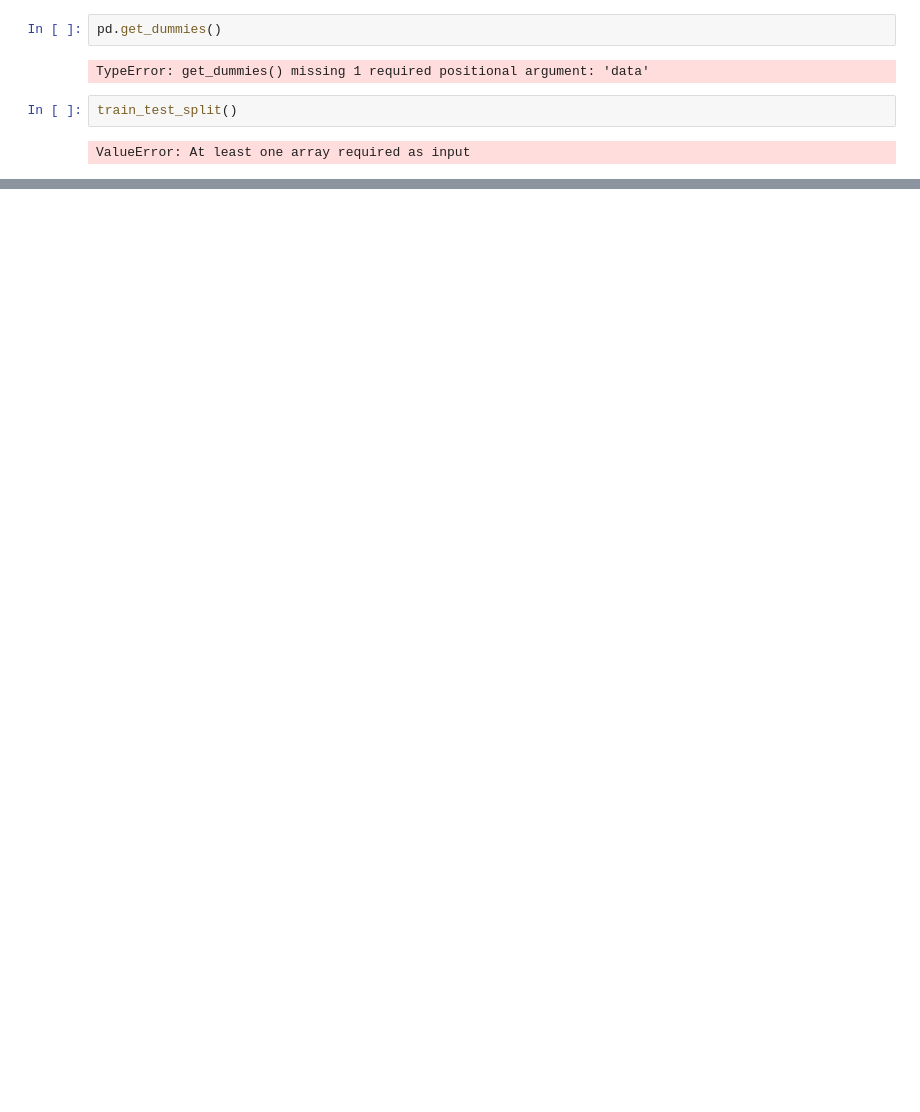
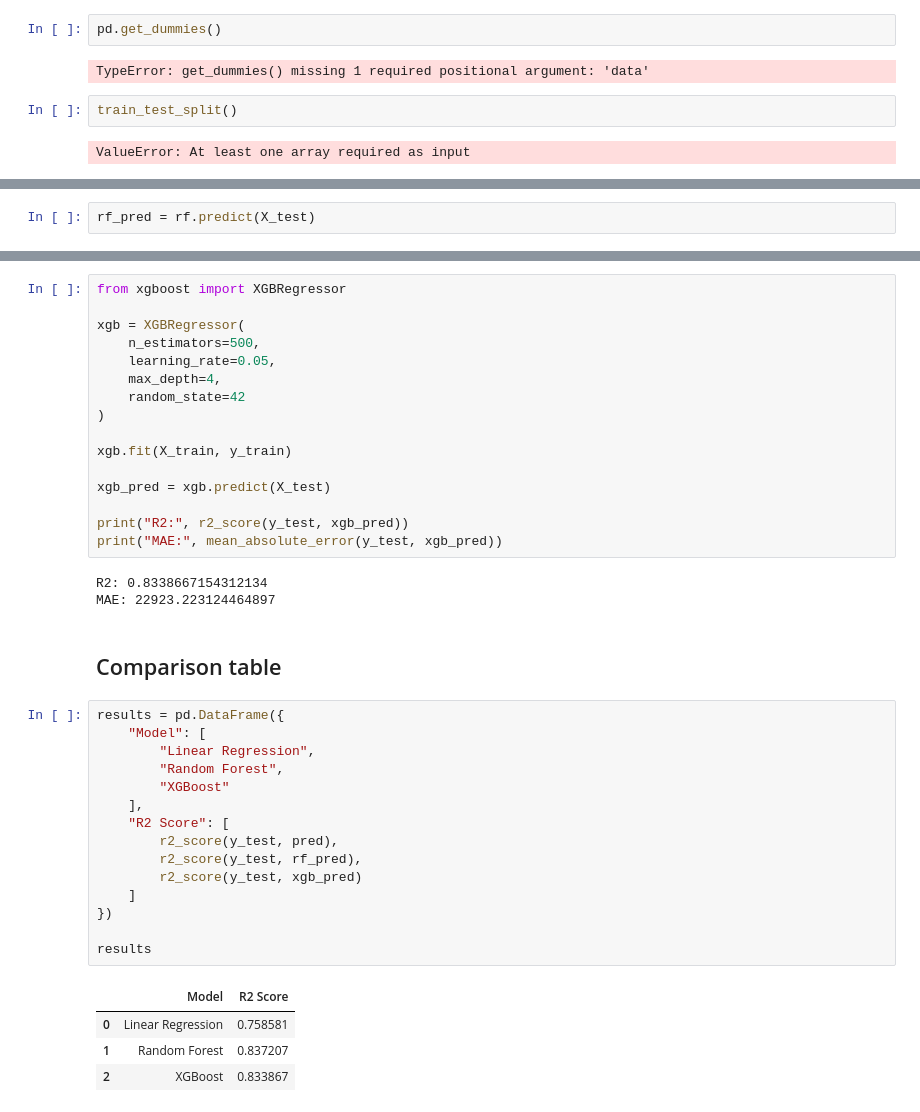
Before and after one commit to Arati-star/Machine-Learning, a Jupyter notebook: HousePricePrediction.ipynb, the cells around one changed output, grey strips where cells are left out. Cells and saved outputs as stored; diff of their text form; blank space fills up the shorter version.

```diff
--- a/HousePricePrediction.ipynb
+++ b/HousePricePrediction.ipynb
@@ -440,0 +509,2 @@ print(X.dtypes.unique())
+# %%
+rf_pred = rf.predict(X_test)
@@ -440,0 +609,41 @@ print(X.dtypes.unique())
+# %%
+from xgboost import XGBRegressor
+
+xgb = XGBRegressor(
+    n_estimators=500,
+    learning_rate=0.05,
+    max_depth=4,
+    random_state=42
+)
+
+xgb.fit(X_train, y_train)
+
+xgb_pred = xgb.predict(X_test)
+
+print("R2:", r2_score(y_test, xgb_pred))
+print("MAE:", mean_absolute_error(y_test, xgb_pred))
+# %% [output]
+R2: 0.8338667154312134
+MAE: 22923.223124464897
+# %% [markdown]
+## Comparison table
+# %%
+results = pd.DataFrame({
+    "Model": [
+        "Linear Regression",
+        "Random Forest",
+        "XGBoost"
+    ],
+    "R2 Score": [
+        r2_score(y_test, pred),
+        r2_score(y_test, rf_pred),
+        r2_score(y_test, xgb_pred)
+    ]
+})
+
+results
+# %% [output]
+|  | Model | R2 Score |
+| 0 | Linear Regression | 0.758581 |
+| 1 | Random Forest | 0.837207 |
+| 2 | XGBoost | 0.833867 |
```
Also changed, not shown: parts of 48 cells of this notebook, 2 other files.
